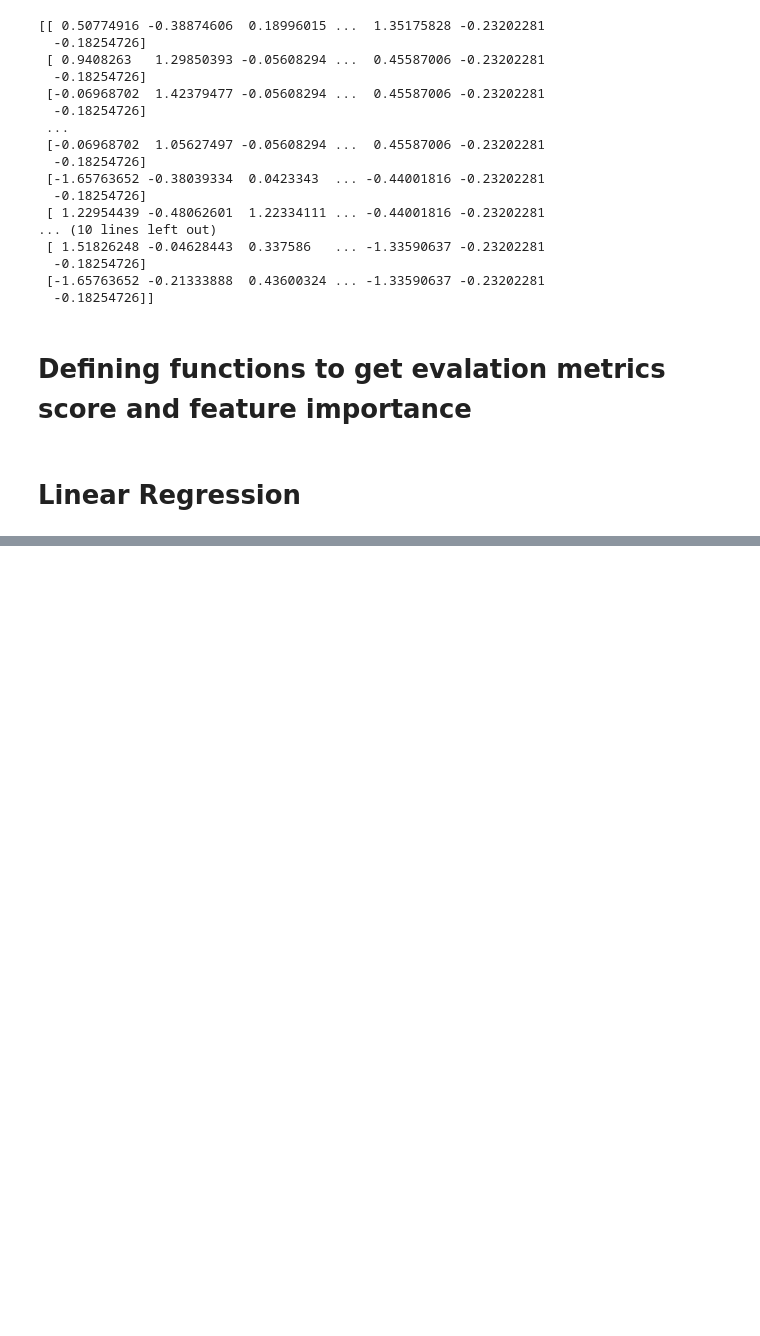
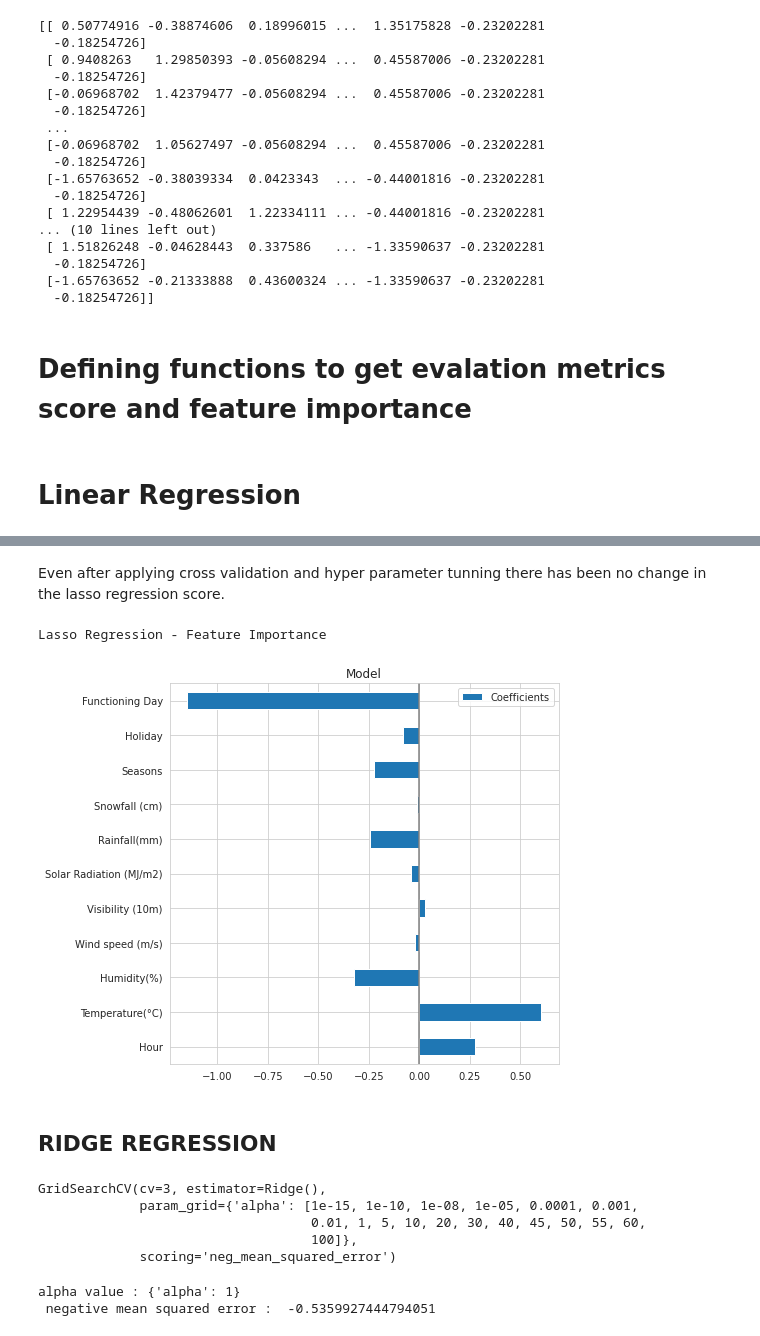
Before and after one commit to Deepakkarki24/Bike-Sharing-Demand-Prediction, a Jupyter notebook: Deepak_Karki_Bike_Sharing_Demand_Prediction_Capstone_Project.ipynb, the cells around one changed output, grey strips where cells are left out. Saved outputs shown, nothing was run; the diff lists cells and outputs as text; code cells hidden in the pictures; blank space fills up the shorter version.

```diff
--- a/Deepak_Karki_Bike_Sharing_Demand_Prediction_Capstone_Project.ipynb
+++ b/Deepak_Karki_Bike_Sharing_Demand_Prediction_Capstone_Project.ipynb
@@ -652,0 +744,6 @@ plt.show()
+# %%
+from sklearn.linear_model import Lasso
+#Creating an instance of the model
+lasso  = Lasso(alpha=0.001 , max_iter= 3000)
+#Fitting the model
+lasso.fit(X_train, Y_train)
@@ -652,0 +780,7 @@ plt.show()
+# %%
+# Cross validation
+from sklearn.model_selection import GridSearchCV
+lasso = Lasso()
+parameters = {'alpha': [1e-15,1e-13,1e-10,1e-8,1e-5,1e-4,1e-3,1e-2,1e-1,1,5,10,20,30,40,45,50,55,60,100,0.0014]}
+lasso_regressor = GridSearchCV(lasso, parameters, scoring='neg_mean_squared_error', cv=5)
+lasso_regressor.fit(X_train, Y_train)
@@ -652,0 +800,2 @@ plt.show()
+# %%
+lasso=lasso_regressor.best_estimator_
@@ -652,0 +820,28 @@ plt.show()
+# %% [markdown]
+Even after applying cross validation and hyper parameter tunning there has been no change in the lasso regression score.
+# %%
+print("Lasso Regression - Feature Importance")
+feature_impo(lasso)
+# %% [output]
+Lasso Regression - Feature Importance
+[figure, added]
+# %% [markdown]
+## **RIDGE REGRESSION**
+# %%
+from sklearn.linear_model import Ridge
+ridge = Ridge()
+parameters = {'alpha': [1e-15,1e-10,1e-8,1e-5,1e-4,1e-3,1e-2,1,5,10,20,30,40,45,50,55,60,100]}
+ridge_regressor = GridSearchCV(ridge, parameters, scoring='neg_mean_squared_error', cv=3)
+ridge_regressor.fit(X_train,Y_train)
+# %% [output]
+GridSearchCV(cv=3, estimator=Ridge(),
+             param_grid={'alpha': [1e-15, 1e-10, 1e-08, 1e-05, 0.0001, 0.001,
+                                   0.01, 1, 5, 10, 20, 30, 40, 45, 50, 55, 60,
+                                   100]},
+             scoring='neg_mean_squared_error')
+# %%
+print("alpha value :" ,ridge_regressor.best_params_)
+print(" negative mean squared error : ", ridge_regressor.best_score_)
+# %% [output]
+alpha value : {'alpha': 1}
+ negative mean squared error :  -0.5359927444794051
```
Also changed, not shown: parts of 60 cells of this notebook.
